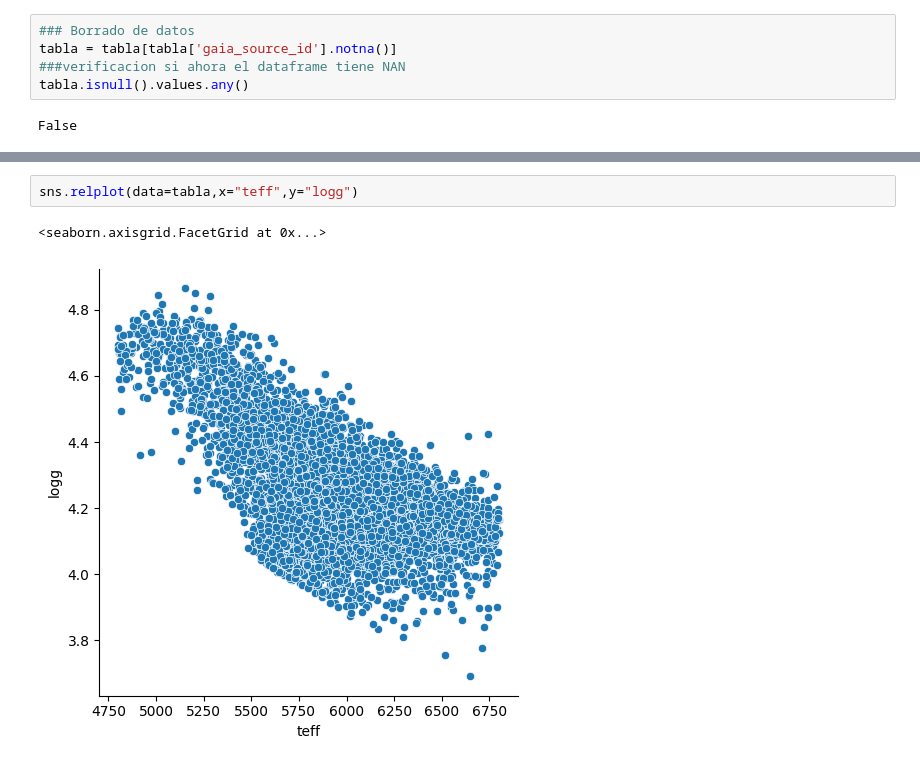
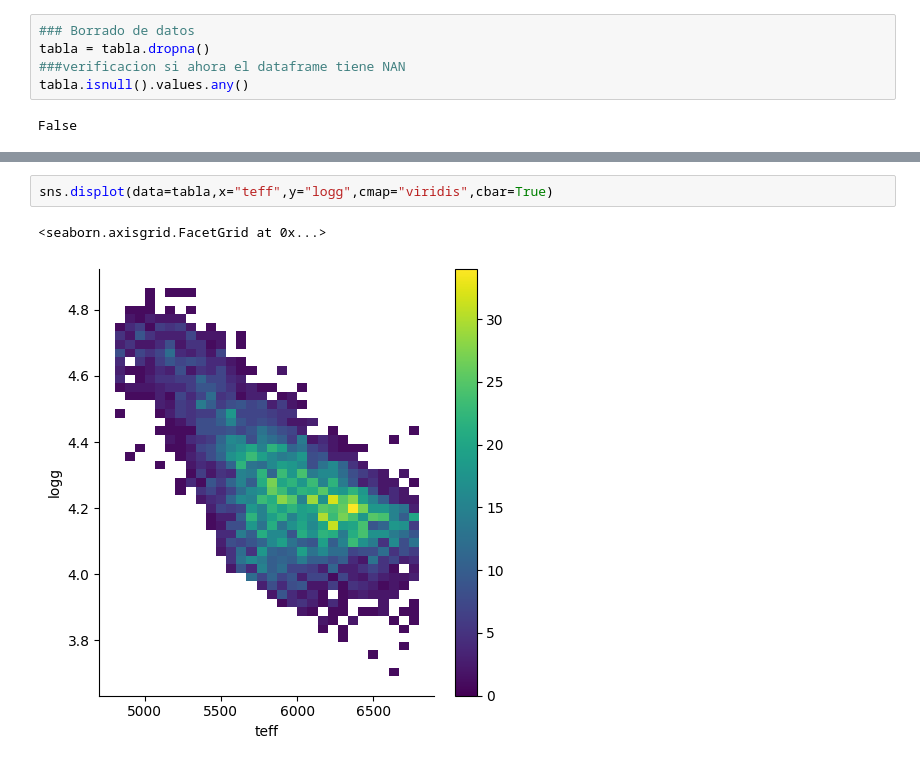
Before and after one commit to oscarcalv/Primer-Parcial-de-Fisica-Computacional, a Jupyter notebook: cuaderno_parcial.ipynb, the cells around one changed output, grey strips where cells are left out. Drawn from its saved outputs; the diff is of its cells as text.

```diff
--- a/cuaderno_parcial.ipynb
+++ b/cuaderno_parcial.ipynb
@@ -58,7 +58,7 @@ dtype: int64
 ### Por lo que seran borrados y mas adelante se analizara esos conjuntos de datos con el dataset mas grande
 # %%
 ### Borrado de datos
-tabla = tabla[tabla['gaia_source_id'].notna()]
+tabla = tabla.dropna()
 ###verificacion si ahora el dataframe tiene NAN
 tabla.isnull().values.any()
 # %% [output]
@@ -75,6 +99,6 @@ error_metalicidad=tabla["feh_err"]
 # %%
-sns.relplot(data=tabla,x="teff",y="logg")
+sns.displot(data=tabla,x="teff",y="logg",cmap="viridis",cbar=True)
 # %% [output]
 <seaborn.axisgrid.FacetGrid at 0x...>
-[figure, old version]
+[figure, new version]
 # %%
```
Also changed, not shown: parts of 4 cells of this notebook.
